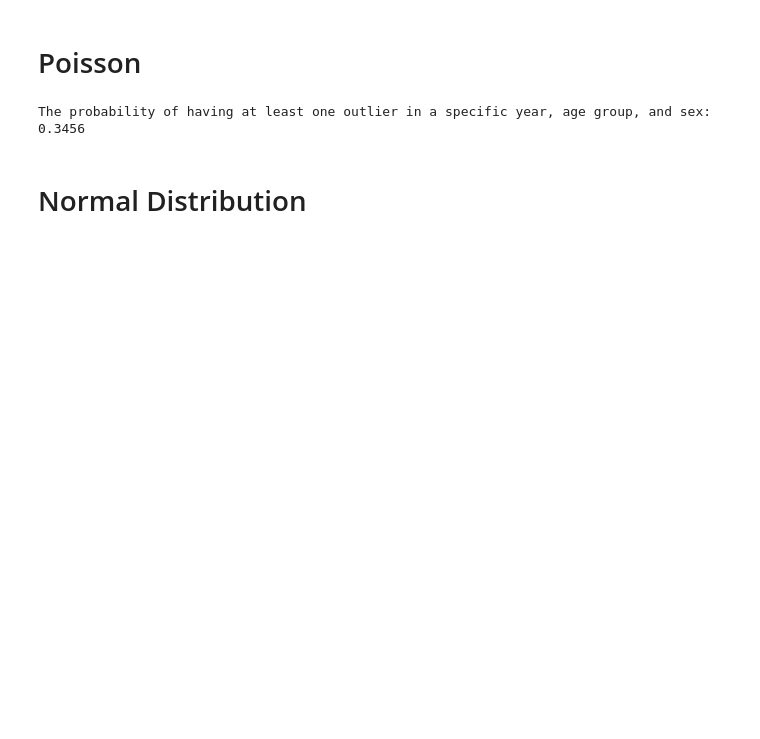
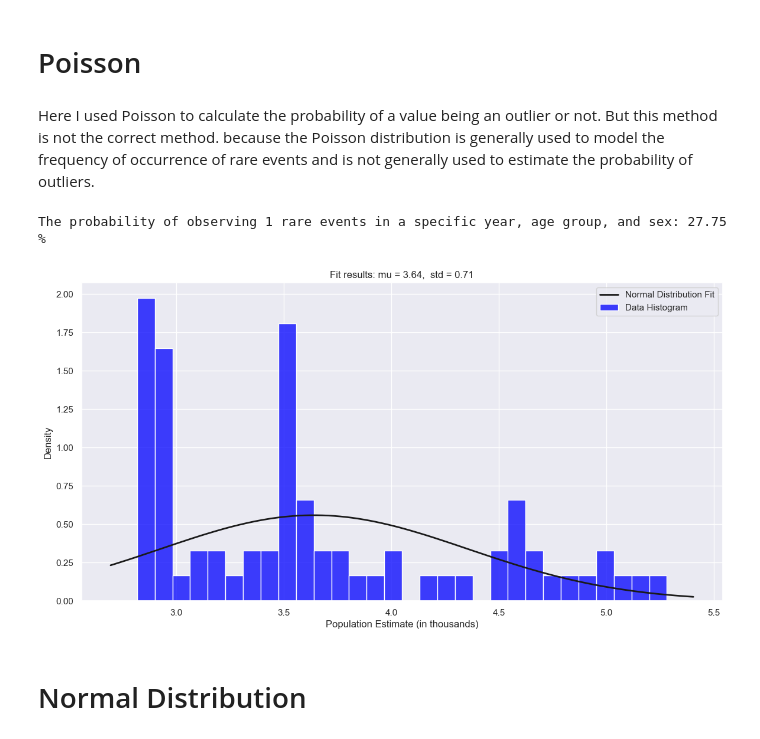
Before and after one commit to TunahanINCE/Population-in-Ireland, a Jupyter notebook: CA-1.ipynb, the cells around one changed output. Drawn from its saved outputs; the diff is of its cells as text; code cells hidden in the pictures; blank space fills up the shorter version.

```diff
--- a/CA-1.ipynb
+++ b/CA-1.ipynb
@@ -666,19 +546,48 @@ print(f"The probability of observing exactly {x} rare events in a specific year,
-# %%
-# Calculate the average rate of occurrence (mean) from the 'Value' column
-average_event_rate = filtered_age_group["Value"].mean()
-
-# To calculate the probability of at least one outlier, you need to find the probability
-# of zero outliers and subtract it from one (using the complement rule).
-x = 0  # We're interested in the probability of not having zero outliers, hence x = 0.
-
-# Calculate the probability using the Poisson CDF.
-# The Poisson CDF at x gives the probability of observing x or fewer events.
-# So, `1 - poisson.cdf(x, average_event_rate)` gives us the probability of more than x events.
-probability = 1 - poisson.cdf(x, average_event_rate)
-
-# Print out the probability of having at least one outlier
-print(f"The probability of having at least one outlier in a specific year, age group, and sex: {probability:.4f}")
-# %% [output]
-The probability of having at least one outlier in a specific year, age group, and sex: 0.3456
+# %% [markdown]
+Here I used Poisson to calculate the probability of a value being an outlier or not. But this method is not the correct method. because the Poisson distribution is generally used to model the frequency of occurrence of rare events and is not generally used to estimate the probability of outliers.
+# %%
+# Calculate the average rate of occurrence (mean) for a specific year, age group, and sex
+# from the 'Value' column of the filtered_age_group DataFrame.
+average_event_rate = filtered_age_group["Value"].mean()
+
+# Specify the number of rare events you're interested in
+x = 1
+
+# Calculate the probability using the Poisson distribution
+# The Poisson PMF calculates the probability of observing exactly x events
+# when the average number of events is 'average_event_rate'.
+probability = poisson.pmf(x, average_event_rate)
+
+# Print the result
+print(f"The probability of observing {x} rare events in a specific year, age group, and sex: {round(probability*100,2)} %")
+# %% [output]
+The probability of observing 1 rare events in a specific year, age group, and sex: 27.75 %
+# %%
+from scipy.stats import norm
+
+# Prepare data for the histogram
+population_values = BothSexes_AllAges['Value']
+
+# Calculate the normal distribution fit
+mu, std = norm.fit(population_values)
+
+# Plot the histogram
+plt.figure(figsize=(14, 7))
+sns.histplot(population_values, kde=False, stat='density', bins=30, color='blue', label='Data Histogram')
+
+# Plot the normal distribution fit
+xmin, xmax = plt.xlim()
+x_normal = np.linspace(xmin, xmax, 100)
+p_normal = norm.pdf(x_normal, mu, std)
+
+plt.plot(x_normal, p_normal, 'k', linewidth=2, label='Normal Distribution Fit')
+title = "Fit results: mu = %.2f,  std = %.2f" % (mu, std)
+plt.title(title)
+plt.xlabel('Population Estimate (in thousands)')
+plt.ylabel('Density')
+plt.legend(loc='upper right')
+plt.show()
+# %% [output]
+[figure, added]
 # %% [markdown]
 # Normal Distribution
```
Also changed, not shown: parts of 63 cells of this notebook.
